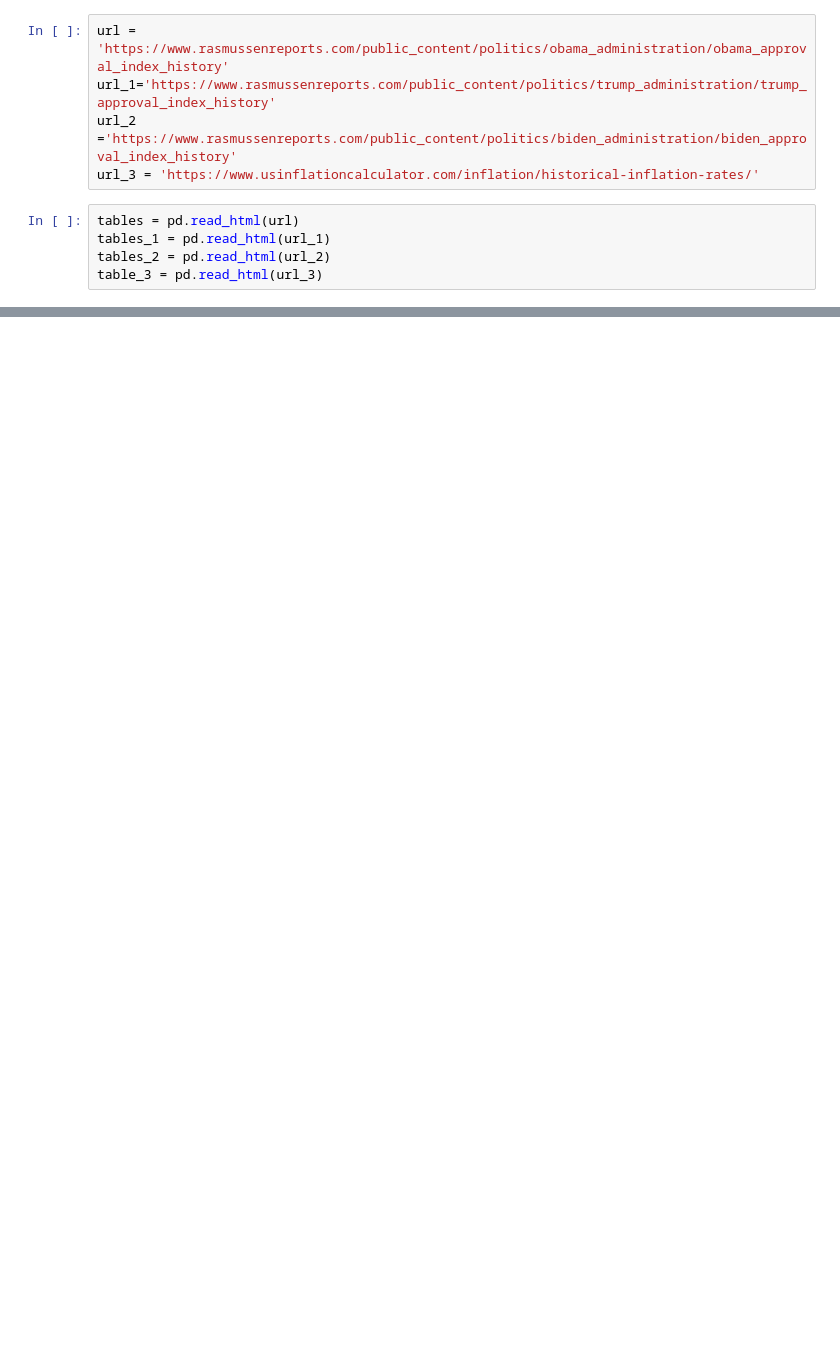
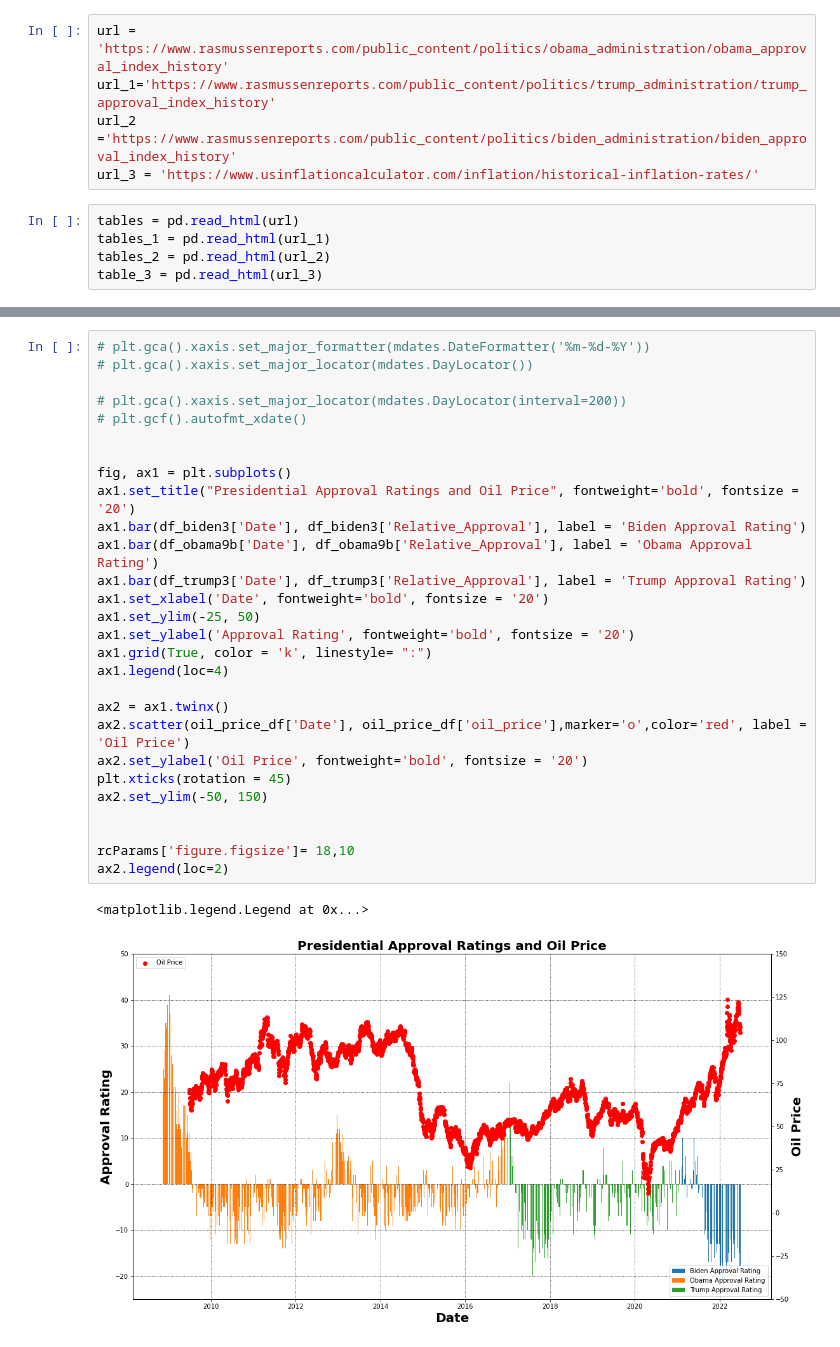
Before and after one commit to jlloydgsu10/Team-Project-3, a Jupyter notebook: code/Web_scrp1.ipynb, the cells around one changed output, grey strips where cells are left out. Drawn from its saved outputs; the diff is of its cells as text; blank space fills up the shorter version.

```diff
--- a/code/Web_scrp1.ipynb
+++ b/code/Web_scrp1.ipynb
@@ -172,0 +268,31 @@ df_trump3
+# %%
+# plt.gca().xaxis.set_major_formatter(mdates.DateFormatter('%m-%d-%Y'))
+# plt.gca().xaxis.set_major_locator(mdates.DayLocator())
+
+# plt.gca().xaxis.set_major_locator(mdates.DayLocator(interval=200))
+# plt.gcf().autofmt_xdate()
+
+
+fig, ax1 = plt.subplots()
+ax1.set_title("Presidential Approval Ratings and Oil Price", fontweight='bold', fontsize = '20')
+ax1.bar(df_biden3['Date'], df_biden3['Relative_Approval'], label = 'Biden Approval Rating')
+ax1.bar(df_obama9b['Date'], df_obama9b['Relative_Approval'], label = 'Obama Approval Rating')
+ax1.bar(df_trump3['Date'], df_trump3['Relative_Approval'], label = 'Trump Approval Rating')
+ax1.set_xlabel('Date', fontweight='bold', fontsize = '20')
+ax1.set_ylim(-25, 50)
+ax1.set_ylabel('Approval Rating', fontweight='bold', fontsize = '20')
+ax1.grid(True, color = 'k', linestyle= ":")
+ax1.legend(loc=4)
+
+ax2 = ax1.twinx()
+ax2.scatter(oil_price_df['Date'], oil_price_df['oil_price'],marker='o',color='red', label = 'Oil Price')
+ax2.set_ylabel('Oil Price', fontweight='bold', fontsize = '20')
+plt.xticks(rotation = 45)
+ax2.set_ylim(-50, 150)
+
+
+rcParams['figure.figsize']= 18,10
+ax2.legend(loc=2)
+# %% [output]
+<matplotlib.legend.Legend at 0x...>
+[figure, added]
```
Also changed, not shown: parts of 11 cells of this notebook, 12 other files.
